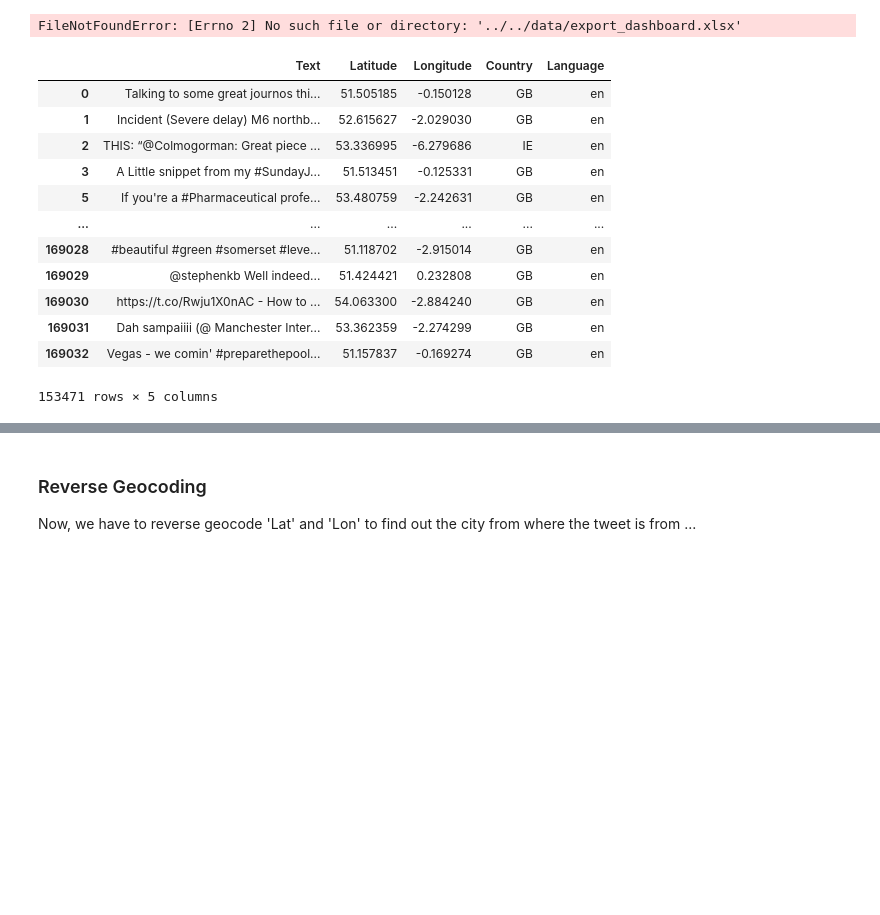
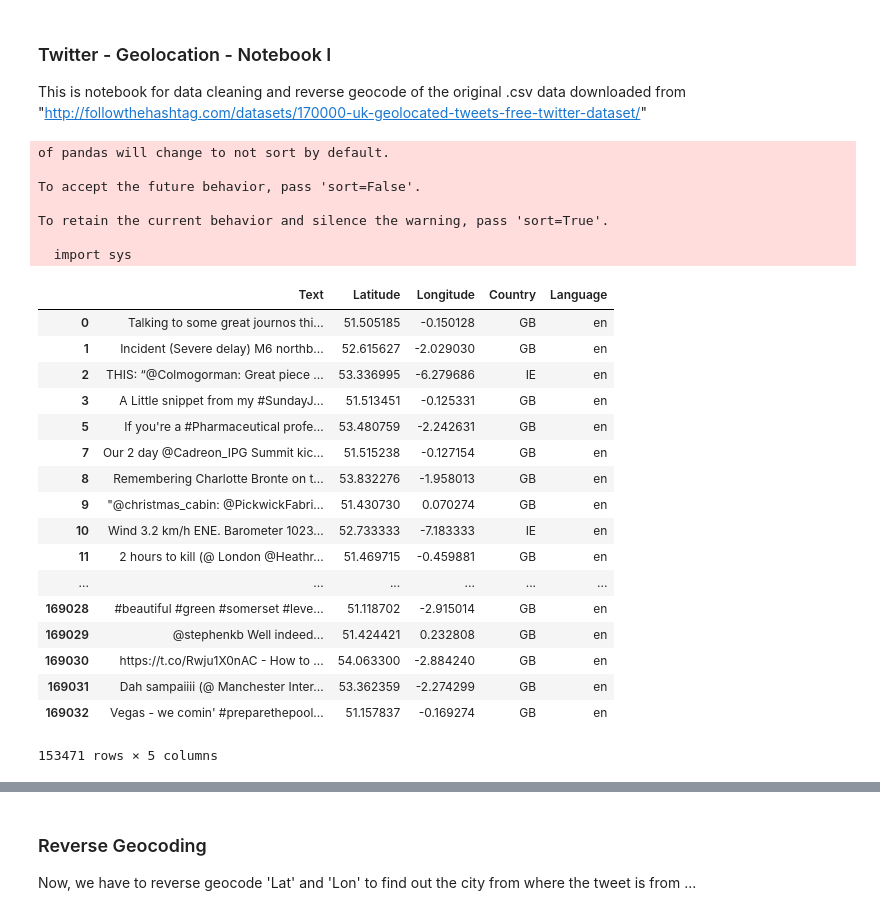
Before and after one commit to rmsreis/tweet-classifier, a Jupyter notebook: notebooks/Tweet_Data_ETL.ipynb, the cells around one changed output, grey strips where cells are left out. Saved outputs shown, nothing was run; the diff lists cells and outputs as text; code cells hidden in the pictures; blank space fills up the shorter version.

Commit message:
new notebooks

```diff
--- a/notebooks/Tweet_Data_ETL.ipynb
+++ b/notebooks/Tweet_Data_ETL.ipynb
@@ -1 +1,6 @@
+# %% [markdown]
+### Twitter - Geolocation - Notebook I
+
+This is notebook for data cleaning and reverse geocode of the original .csv data downloaded from
+"http://followthehashtag.com/datasets/170000-uk-geolocated-tweets-free-twitter-dataset/"
 # %%
@@ -13,10 +12,16 @@ import sys
 # %%
-# Import File
-filename = "../../data/export_dashboard.xlsx"
+# Import csv file
+filename = "tweet_data/export_dashboard.xlsx"
 xlsx = pd.ExcelFile(filename)
 tweet_sheets = []
 for sheet in xlsx.sheet_names:
     tweet_sheets.append(xlsx.parse(sheet))
     tweets = pd.concat(tweet_sheets)
 # %% [output]
-FileNotFoundError: [Errno 2] No such file or directory: '../../data/export_dashboard.xlsx'
+of pandas will change to not sort by default.
+
+To accept the future behavior, pass 'sort=False'.
+
+To retain the current behavior and silence the warning, pass 'sort=True'.
+
+  import sys
@@ -26,28 +28,37 @@ stream_df = tweet_sheets[1]
 # %%
-# Some cleaning
+# Pulling only the stream tab where the tweet texts, Latitude and Longitude are located and perform some initial cleaning
 
-cleaned_df = stream_df.loc[ : , ('Tweet content','Latitude', 'Longitude', 'Country', 'Tweet language (ISO 639-1)')]
+df = tweet_sheets[1]
 
+# Filter relevant columns
+cleaned_df = df.loc[ : , ('Tweet content','Latitude', 'Longitude', 'Country', 'Tweet language (ISO 639-1)')]
+
+# ... and rename them
 cleaned_df.rename(columns={'Tweet content':'Text',
                          'Tweet language (ISO 639-1)': 'Language'}, inplace=True)
 
-#filter language to be only english
+# filter language to be english- only
 cleaned_en_df = cleaned_df[cleaned_df['Language'] == 'en']
+
+# dropNA
+cleaned_en_df.dropna()
+# %% [output]
+|  | Text | Latitude | Longitude | Country | Language |
+| 0 | Talking to some great journos thi... | 51.505185 | -0.150128 | GB | en |
+| 1 | Incident (Severe delay) M6 northb... | 52.615627 | -2.029030 | GB | en |
+| 2 | THIS: “@Colmogorman: Great piece ... | 53.336995 | -6.279686 | IE | en |
+| 3 | A Little snippet from my #SundayJ... | 51.513451 | -0.125331 | GB | en |
+| 5 | If you're a #Pharmaceutical profe... | 53.480759 | -2.242631 | GB | en |
+| 7 | Our 2 day @Cadreon_IPG Summit kic... | 51.515238 | -0.127154 | GB | en |
+| 8 | Remembering Charlotte Bronte on t... | 53.832276 | -1.958013 | GB | en |
+| 9 | "@christmas_cabin: @PickwickFabri... | 51.430730 | 0.070274 | GB | en |
+| 10 | Wind 3.2 km/h ENE. Barometer 1023... | 52.733333 | -7.183333 | IE | en |
+| 11 | 2 hours to kill (@ London @Heathr... | 51.469715 | -0.459881 | GB | en |
+| ... | ... | ... | ... | ... | ... |
+| 169028 | #beautiful #green #somerset #leve... | 51.118702 | -2.915014 | GB | en |
+| 169029 | @stephenkb Well indeed... | 51.424421 | 0.232808 | GB | en |
+| 169030 | https://t.co/Rwju1X0nAC - How to ... | 54.063300 | -2.884240 | GB | en |
+| 169031 | Dah sampaiiii (@ Manchester Inter... | 53.362359 | -2.274299 | GB | en |
+| 169032 | Vegas - we comin' #preparethepool... | 51.157837 | -0.169274 | GB | en |
+153471 rows × 5 columns
-# %%
-#dropNA
-cleaned_en_df.dropna()
-# %% [output]
-|  | Text | Latitude | Longitude | Country | Language |
-| 0 | Talking to some great journos thi... | 51.505185 | -0.150128 | GB | en |
-| 1 | Incident (Severe delay) M6 northb... | 52.615627 | -2.029030 | GB | en |
-| 2 | THIS: “@Colmogorman: Great piece ... | 53.336995 | -6.279686 | IE | en |
-| 3 | A Little snippet from my #SundayJ... | 51.513451 | -0.125331 | GB | en |
-| 5 | If you're a #Pharmaceutical profe... | 53.480759 | -2.242631 | GB | en |
-| ... | ... | ... | ... | ... | ... |
-| 169028 | #beautiful #green #somerset #leve... | 51.118702 | -2.915014 | GB | en |
-| 169029 | @stephenkb Well indeed... | 51.424421 | 0.232808 | GB | en |
-| 169030 | https://t.co/Rwju1X0nAC - How to ... | 54.063300 | -2.884240 | GB | en |
-| 169031 | Dah sampaiiii (@ Manchester Inter... | 53.362359 | -2.274299 | GB | en |
-| 169032 | Vegas - we comin' #preparethepool... | 51.157837 | -0.169274 | GB | en |
-153471 rows × 5 columns
 # %%
```
Also changed, not shown: parts of 27 cells of this notebook, 7 other files.
